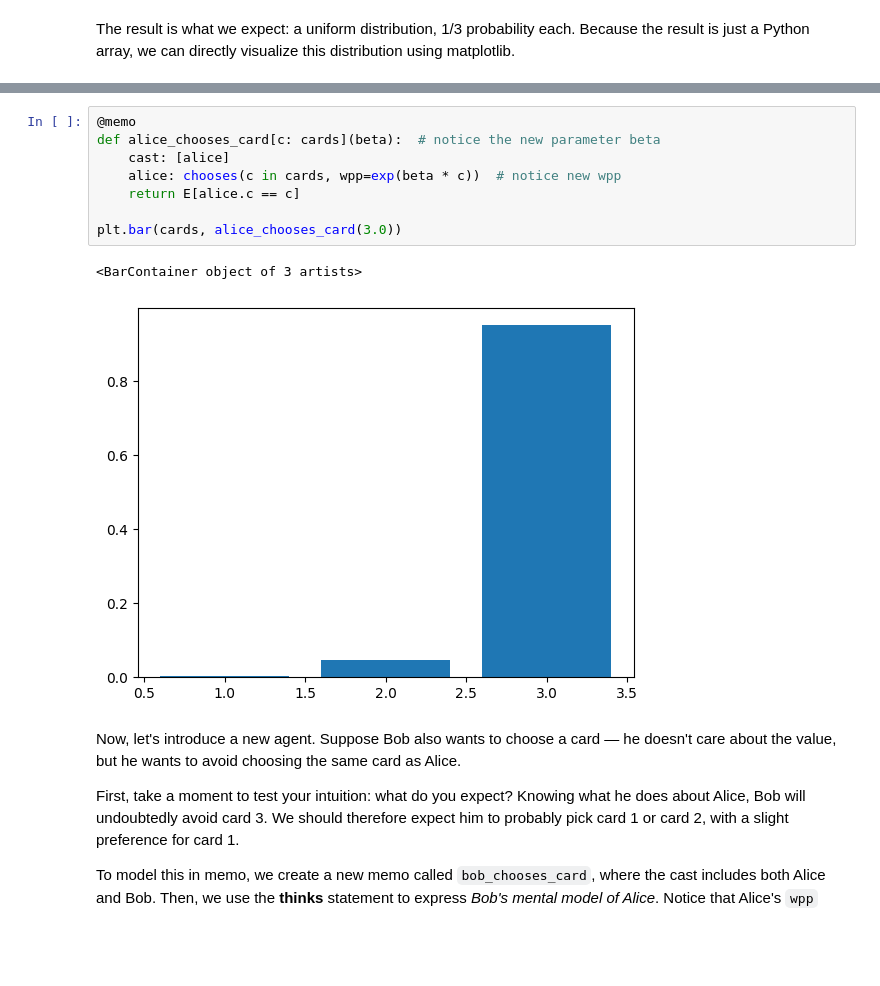
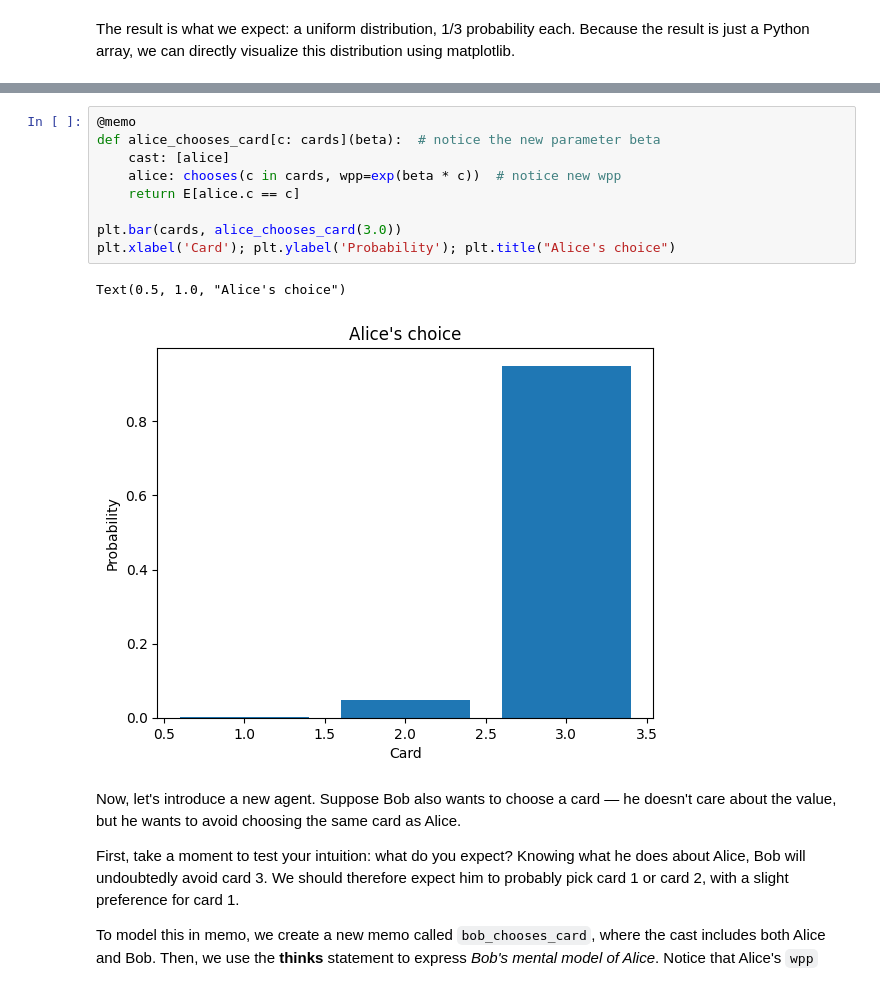
Before and after one commit to kach/memo, a Jupyter notebook: Memonomicon.ipynb, the cells around one changed output, grey strips where cells are left out. Cells and saved outputs as stored; diff of their text form; blank space fills up the shorter version.

```diff
--- a/Memonomicon.ipynb
+++ b/Memonomicon.ipynb
@@ -73,14 +74,15 @@ Our new model, run with $\beta = 3$, shows that Alice is overwhelmingly likelier
 # %%
 @memo
 def alice_chooses_card[c: cards](beta):  # notice the new parameter beta
     cast: [alice]
     alice: chooses(c in cards, wpp=exp(beta * c))  # notice new wpp
     return E[alice.c == c]
 
 plt.bar(cards, alice_chooses_card(3.0))
+plt.xlabel('Card'); plt.ylabel('Probability'); plt.title("Alice's choice")
 # %% [output]
-<BarContainer object of 3 artists>
+Text(0.5, 1.0, "Alice's choice")
-[figure, old version]
+[figure, new version]
 # %% [markdown]
 Now, let's introduce a new agent. Suppose Bob also wants to choose a card — he doesn't care about the value, but he wants to avoid choosing the same card as Alice.
 
```
Also changed, not shown: parts of 31 cells of this notebook.
